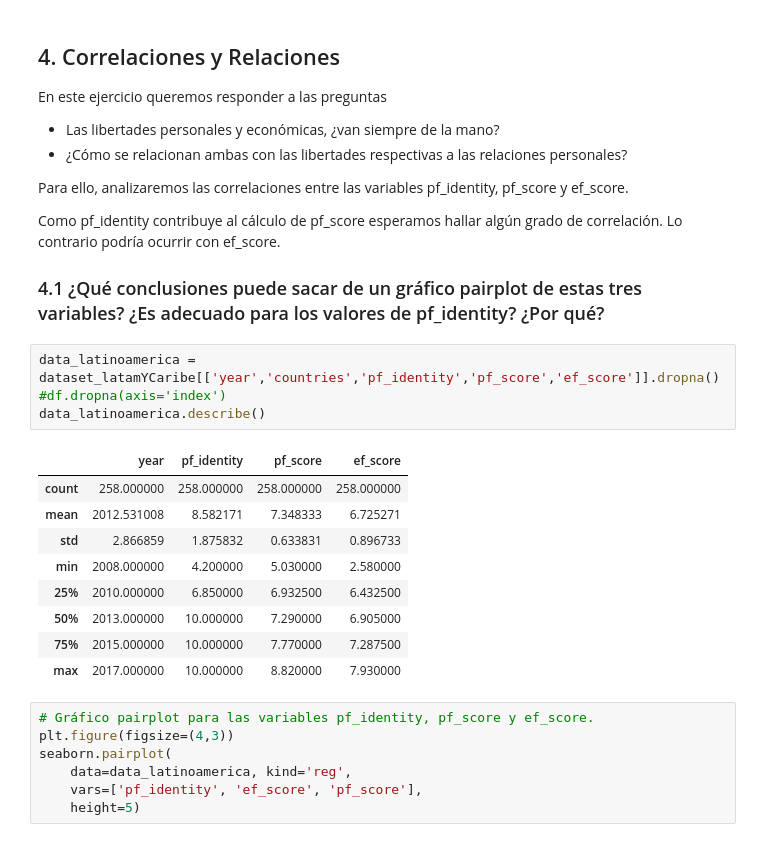
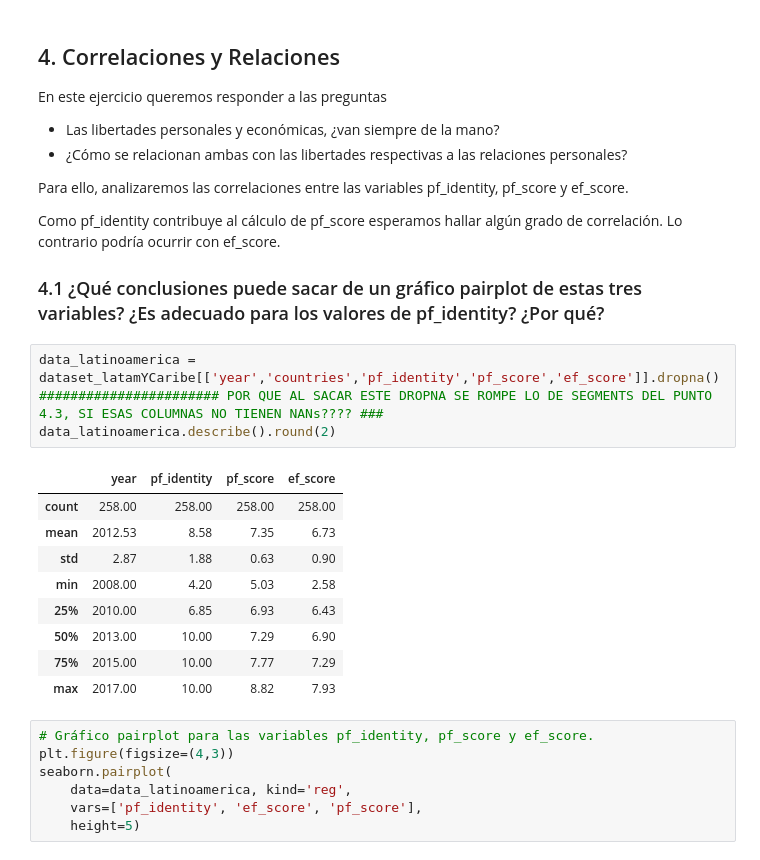
Before and after one commit to GatitoNegro/diplodatosAyVD, a Jupyter notebook: Practico1.ipynb, the cells around one changed output. Saved outputs shown, nothing was run; the diff lists cells and outputs as text.

```diff
--- a/Practico1.ipynb
+++ b/Practico1.ipynb
@@ -603,20 +611,20 @@ Para ello, analizaremos las correlaciones entre las variables pf_identity, pf_sc
 Como pf_identity contribuye al cálculo de pf_score esperamos hallar algún grado de correlación. Lo contrario podría ocurrir con ef_score.
 
 ### 4.1 ¿Qué conclusiones puede sacar de un gráfico pairplot de estas tres variables? ¿Es adecuado para los valores de pf_identity? ¿Por qué?
-# %%
-data_latinoamerica = dataset_latamYCaribe[['year','countries','pf_identity','pf_score','ef_score']].dropna()
-#df.dropna(axis='index')
-data_latinoamerica.describe()
-# %% [output]
-|  | year | pf_identity | pf_score | ef_score |
-| count | 258.000000 | 258.000000 | 258.000000 | 258.000000 |
-| mean | 2012.531008 | 8.582171 | 7.348333 | 6.725271 |
-| std | 2.866859 | 1.875832 | 0.633831 | 0.896733 |
-| min | 2008.000000 | 4.200000 | 5.030000 | 2.580000 |
-| 25% | 2010.000000 | 6.850000 | 6.932500 | 6.432500 |
-| 50% | 2013.000000 | 10.000000 | 7.290000 | 6.905000 |
-| 75% | 2015.000000 | 10.000000 | 7.770000 | 7.287500 |
-| max | 2017.000000 | 10.000000 | 8.820000 | 7.930000 |
+# %%
+data_latinoamerica = dataset_latamYCaribe[['year','countries','pf_identity','pf_score','ef_score']].dropna()
+####################### POR QUE AL SACAR ESTE DROPNA SE ROMPE LO DE SEGMENTS DEL PUNTO 4.3, SI ESAS COLUMNAS NO TIENEN NANs???? ###
+data_latinoamerica.describe().round(2)
+# %% [output]
+|  | year | pf_identity | pf_score | ef_score |
+| count | 258.00 | 258.00 | 258.00 | 258.00 |
+| mean | 2012.53 | 8.58 | 7.35 | 6.73 |
+| std | 2.87 | 1.88 | 0.63 | 0.90 |
+| min | 2008.00 | 4.20 | 5.03 | 2.58 |
+| 25% | 2010.00 | 6.85 | 6.93 | 6.43 |
+| 50% | 2013.00 | 10.00 | 7.29 | 6.90 |
+| 75% | 2015.00 | 10.00 | 7.77 | 7.29 |
+| max | 2017.00 | 10.00 | 8.82 | 7.93 |
 # %%
 # Gráfico pairplot para las variables pf_identity, pf_score y ef_score.
 plt.figure(figsize=(4,3))
```
Also changed, not shown: parts of 20 cells of this notebook.
